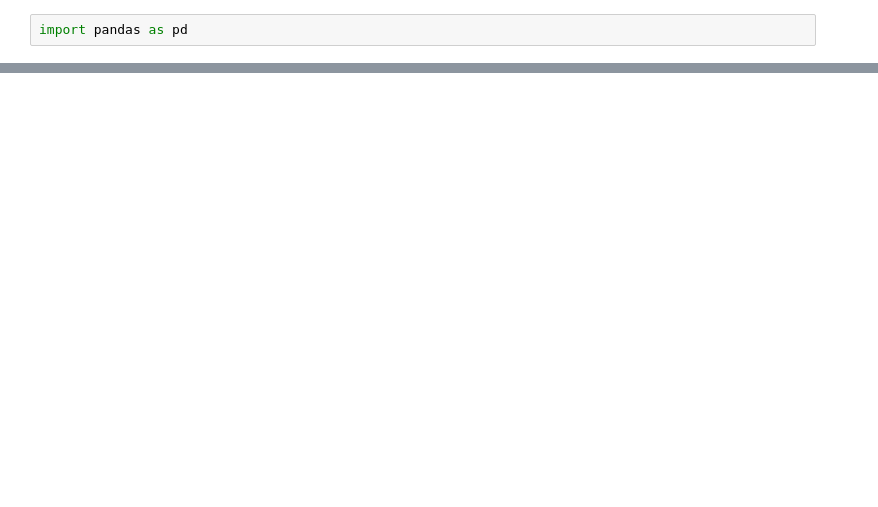
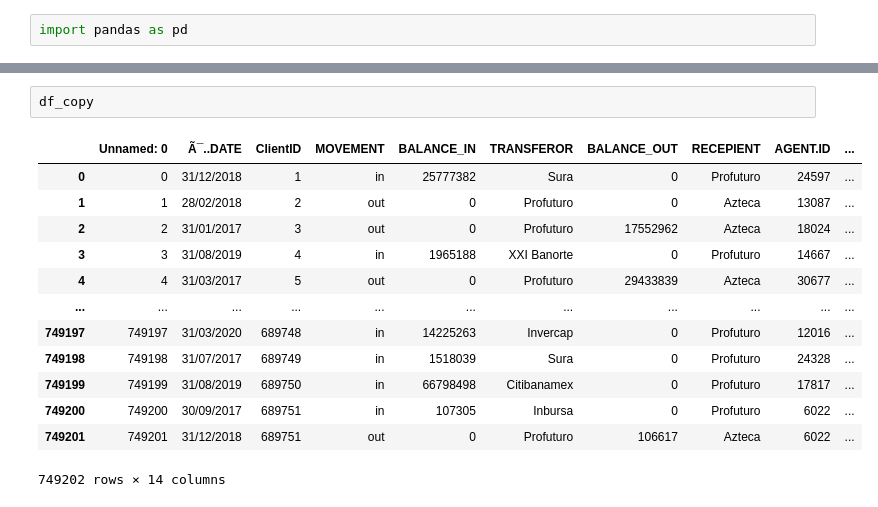
Before and after one commit to JuanJT117/business_Intelligence, a Jupyter notebook: Clase_1.ipynb, the cells around one changed output, grey strips where cells are left out. Cells and saved outputs as stored; diff of their text form; blank space fills up the shorter version.

```diff
--- a/Clase_1.ipynb
+++ b/Clase_1.ipynb
@@ -37,0 +91,16 @@ memory usage: 74.3+ MB
+# %%
+df_copy
+# %% [output]
+|  | Unnamed: 0 | Ã¯..DATE | ClientID | MOVEMENT | BALANCE_IN | TRANSFEROR | BALANCE_OUT | RECEPIENT | AGENT.ID | ... |
+| 0 | 0 | 31/12/2018 | 1 | in | 25777382 | Sura | 0 | Profuturo | 24597 | ... |
+| 1 | 1 | 28/02/2018 | 2 | out | 0 | Profuturo | 0 | Azteca | 13087 | ... |
+| 2 | 2 | 31/01/2017 | 3 | out | 0 | Profuturo | 17552962 | Azteca | 18024 | ... |
+| 3 | 3 | 31/08/2019 | 4 | in | 1965188 | XXI Banorte | 0 | Profuturo | 14667 | ... |
+| 4 | 4 | 31/03/2017 | 5 | out | 0 | Profuturo | 29433839 | Azteca | 30677 | ... |
+| ... | ... | ... | ... | ... | ... | ... | ... | ... | ... | ... |
+| 749197 | 749197 | 31/03/2020 | 689748 | in | 14225263 | Invercap | 0 | Profuturo | 12016 | ... |
+| 749198 | 749198 | 31/07/2017 | 689749 | in | 1518039 | Sura | 0 | Profuturo | 24328 | ... |
+| 749199 | 749199 | 31/08/2019 | 689750 | in | 66798498 | Citibanamex | 0 | Profuturo | 17817 | ... |
+| 749200 | 749200 | 30/09/2017 | 689751 | in | 107305 | Inbursa | 0 | Profuturo | 6022 | ... |
+| 749201 | 749201 | 31/12/2018 | 689751 | out | 0 | Profuturo | 106617 | Azteca | 6022 | ... |
+749202 rows × 14 columns
```
Also changed, not shown: parts of 18 cells of this notebook, 3 other files.
